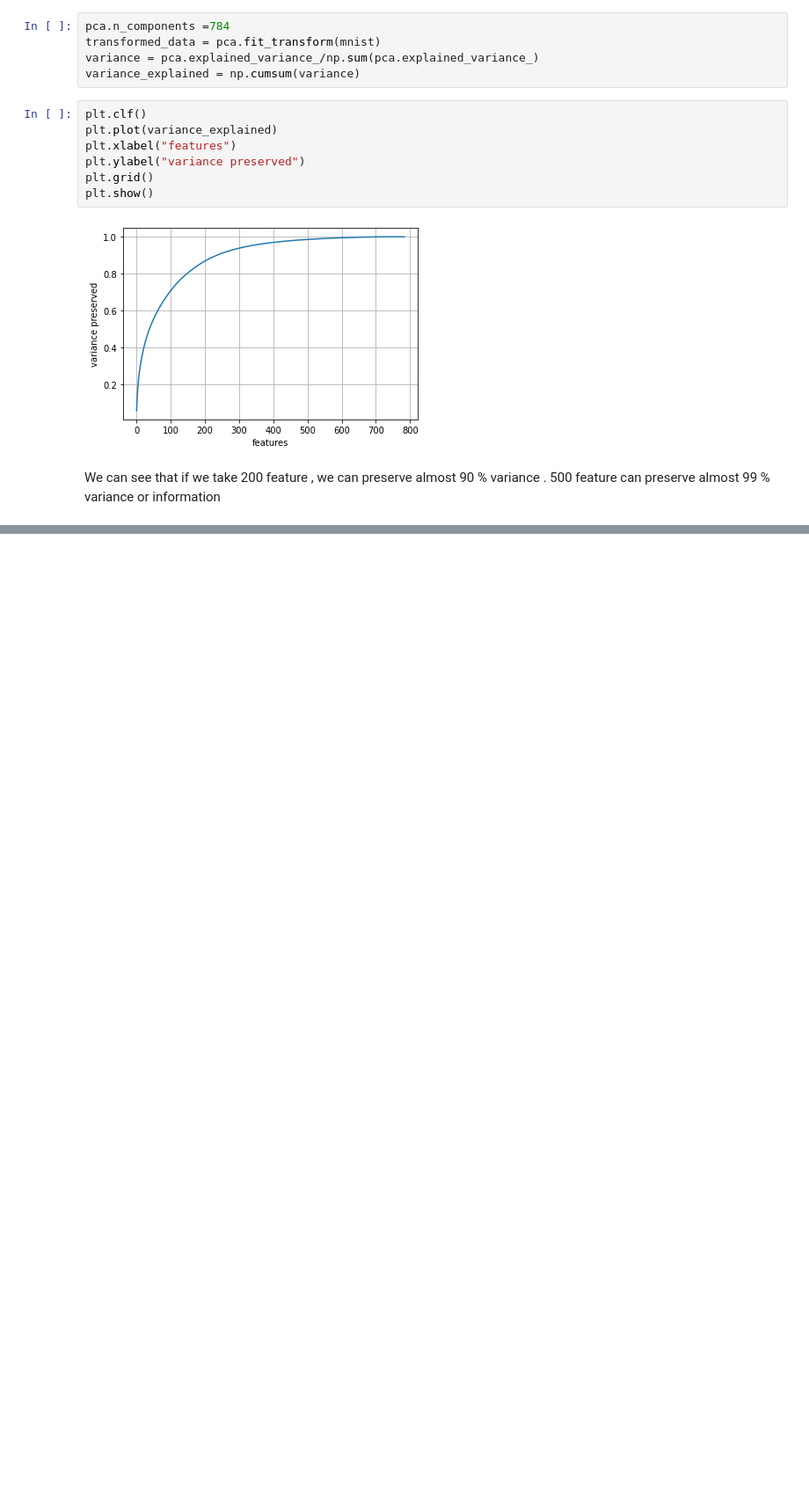
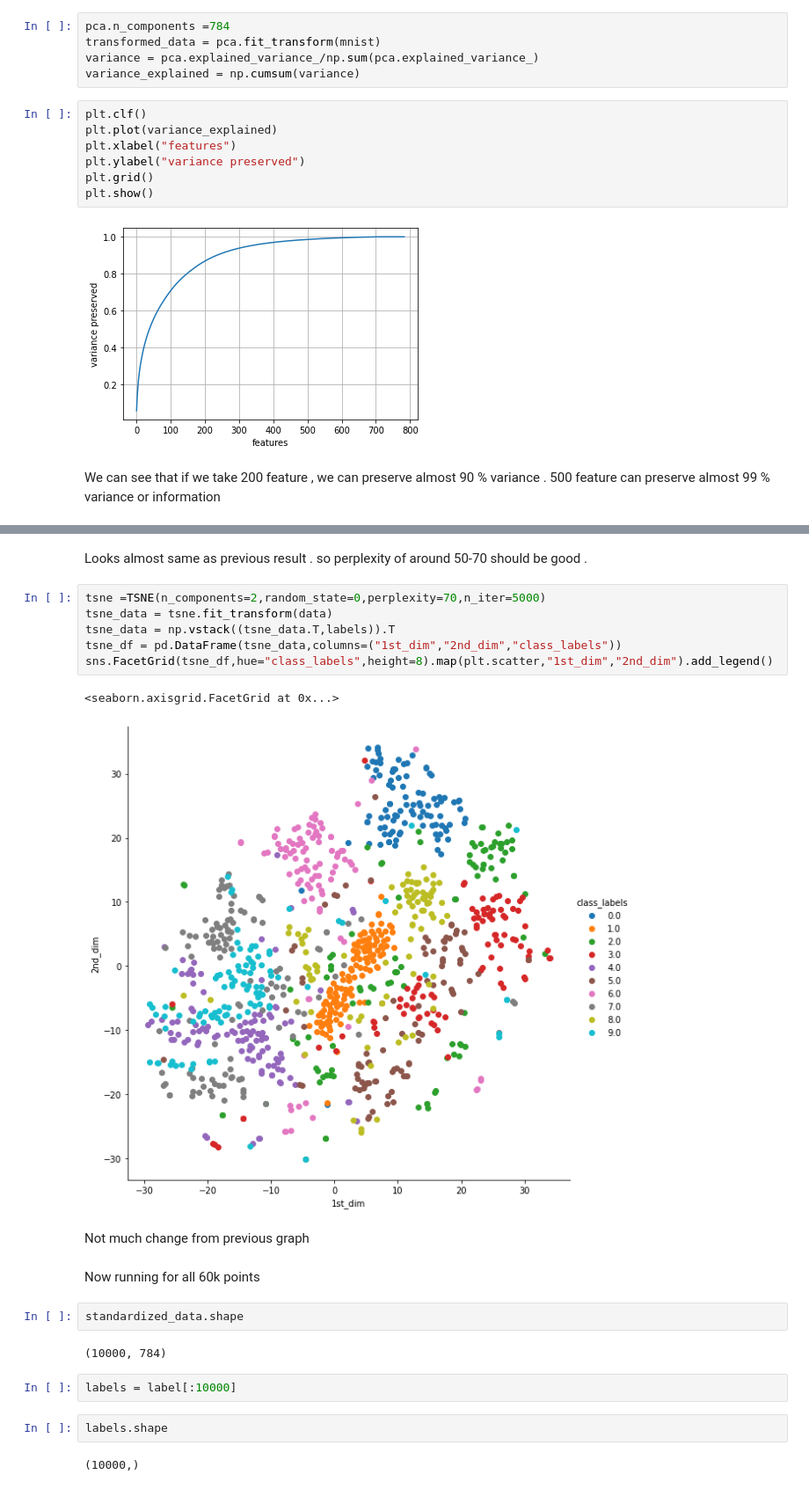
Before and after one commit to pranzalkhadka/DimensionalityReduction, a Jupyter notebook: Untitled.ipynb, the cells around one changed output, grey strips where cells are left out. Shown: that part at 88% size. Saved outputs shown, nothing was run; the diff lists cells and outputs as text; blank space fills up the shorter version.

```diff
--- a/Untitled.ipynb
+++ b/Untitled.ipynb
@@ -150,0 +204,25 @@ We can see that if we take 200 feature , we can preserve almost 90 % variance .
+# %% [markdown]
+Looks almost same as previous result . so perplexity of around 50-70 should be good .
+# %%
+tsne =TSNE(n_components=2,random_state=0,perplexity=70,n_iter=5000)
+tsne_data = tsne.fit_transform(data)
+tsne_data = np.vstack((tsne_data.T,labels)).T
+tsne_df = pd.DataFrame(tsne_data,columns=("1st_dim","2nd_dim","class_labels"))
+sns.FacetGrid(tsne_df,hue="class_labels",height=8).map(plt.scatter,"1st_dim","2nd_dim").add_legend()
+# %% [output]
+<seaborn.axisgrid.FacetGrid at 0x...>
+[figure, added]
+# %% [markdown]
+Not much change from previous graph
+# %% [markdown]
+Now running for all 60k points
+# %%
+standardized_data.shape
+# %% [output]
+(10000, 784)
+# %%
+labels = label[:10000]
+# %%
+labels.shape
+# %% [output]
+(10000,)
```
Also changed, not shown: parts of 17 cells of this notebook.
